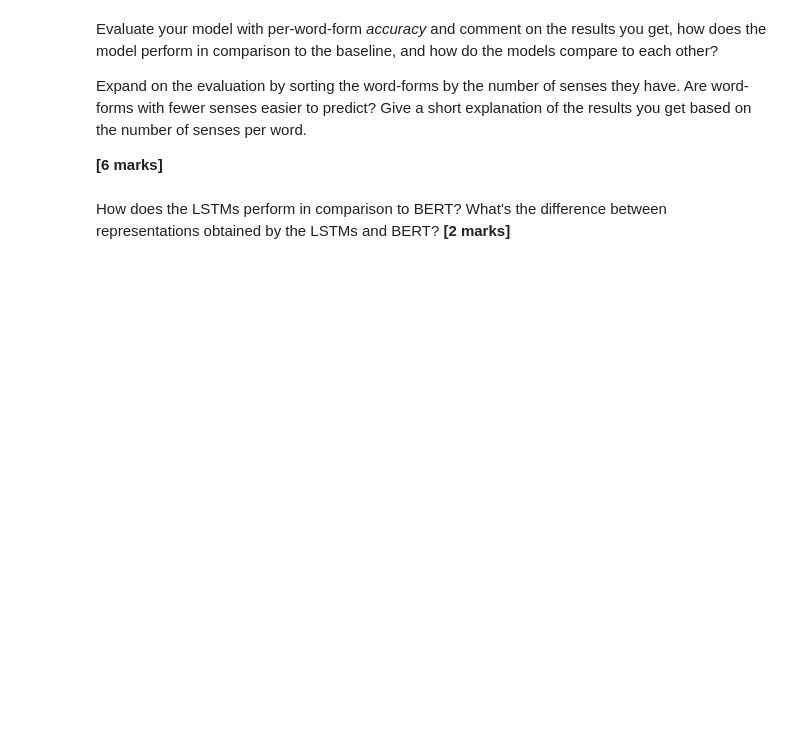
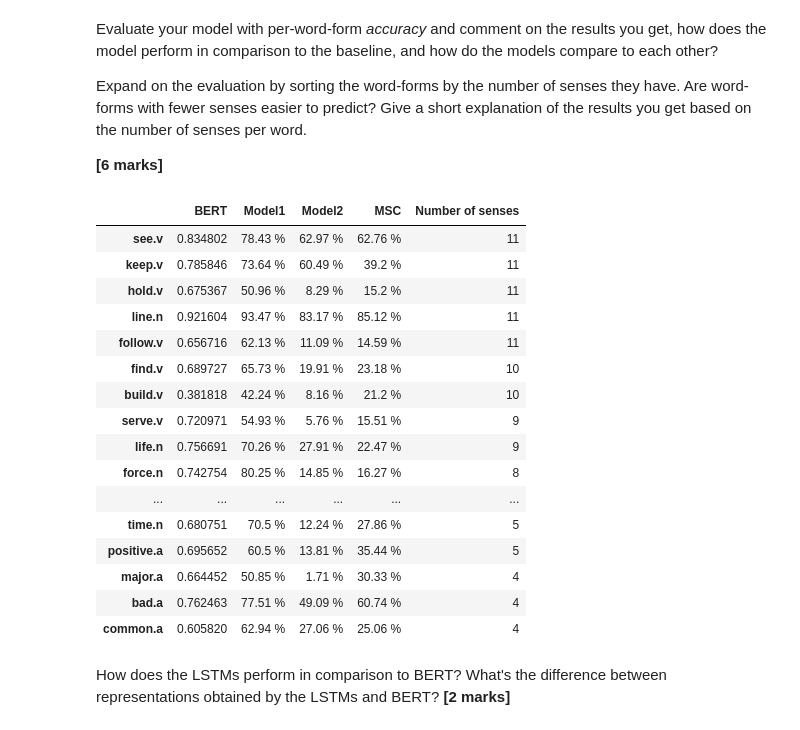
Before and after one commit to anna-page/computational-semantics-vt21, a Jupyter notebook: group_1/assignment-04/niclas_hertzberg/04-word-sense-disambiguation.ipynb, the cells around one changed output. Cells and saved outputs as stored; diff of their text form; code cells hidden in the pictures; blank space fills up the shorter version.

```diff
--- a/group_1/assignment-04/niclas_hertzberg/04-word-sense-disambiguation.ipynb
+++ b/group_1/assignment-04/niclas_hertzberg/04-word-sense-disambiguation.ipynb
@@ -465,6 +613,3 @@ About the hyperparameters and training:
 * Computing the BERT representation, make sure you pass the mask
 
 **[10 marks]**
-# %%
-def dataloader_for_bert(path_to_file, batch_size):
-    ...
@@ -491,0 +755,10 @@ for _ in range(epochs):
+# %%
+def get_key(val):
+    for key, value in sense_mapping.items():
+         if val == value:
+            return key
+
+    return "UNK"
+# %%
+
+bert = AutoModel.from_pretrained('bert-base-uncased')
@@ -491,0 +769,17 @@ for _ in range(epochs):
+# %%
+class BERT_WSD(nn.Module):
+    def __init__(self, wordsense_size, bert):
+        super(BERT_WSD, self).__init__()
+        # your code goes here
+        self.bert = bert
+        self.relu =  nn.ReLU()
+        self.fc1 = nn.Linear(768,512)
+        self.fc2 = nn.Linear(512, wordsense_size)
+
+    def forward(self, input_ids, attention_mask):
+        # your code goes here
+        last_hidden_state, pooler_output = self.bert(input_ids, attention_mask, return_dict=False) #pooled is of size (8, 768) this is the output of our [CLS] token, the first token in our sequence.
+        x = self.fc1(pooler_output)
+        x = self.relu(x)
+        x = self.fc2(x)
+        return x
@@ -502,2 +1039,32 @@ Expand on the evaluation by sorting the word-forms by the number of senses they
+# %%
+df = pd.DataFrame([accuracy2_model_bert,model1,model2, baseline_dict, word_sense_counts])
+results = pd.DataFrame.transpose(df)
+results.columns = ["BERT","Model1","Model2", "MSC", "Number of senses"]
+results = results.sort_values('Number of senses',ascending=False)
+results
+
+results.to_csv("comparison_pd.csv")
+
+
+results = pd.read_csv("comparison_pd.csv", index_col=0)
+results
+# %% [output]
+|  | BERT | Model1 | Model2 | MSC | Number of senses |
+| see.v | 0.834802 | 78.43 % | 62.97 % | 62.76 % | 11 |
+| keep.v | 0.785846 | 73.64 % | 60.49 % | 39.2 % | 11 |
+| hold.v | 0.675367 | 50.96 % | 8.29 % | 15.2 % | 11 |
+| line.n | 0.921604 | 93.47 % | 83.17 % | 85.12 % | 11 |
+| follow.v | 0.656716 | 62.13 % | 11.09 % | 14.59 % | 11 |
+| find.v | 0.689727 | 65.73 % | 19.91 % | 23.18 % | 10 |
+| build.v | 0.381818 | 42.24 % | 8.16 % | 21.2 % | 10 |
+| serve.v | 0.720971 | 54.93 % | 5.76 % | 15.51 % | 9 |
+| life.n | 0.756691 | 70.26 % | 27.91 % | 22.47 % | 9 |
+| force.n | 0.742754 | 80.25 % | 14.85 % | 16.27 % | 8 |
+| ... | ... | ... | ... | ... | ... |
+| time.n | 0.680751 | 70.5 % | 12.24 % | 27.86 % | 5 |
+| positive.a | 0.695652 | 60.5 % | 13.81 % | 35.44 % | 5 |
+| major.a | 0.664452 | 50.85 % | 1.71 % | 30.33 % | 4 |
+| bad.a | 0.762463 | 77.51 % | 49.09 % | 60.74 % | 4 |
+| common.a | 0.605820 | 62.94 % | 27.06 % | 25.06 % | 4 |
 # %% [markdown]
 How does the LSTMs perform in comparison to BERT? What's the difference between representations obtained by the LSTMs and BERT? **[2 marks]**
```
Also changed, not shown: parts of 31 cells of this notebook.
